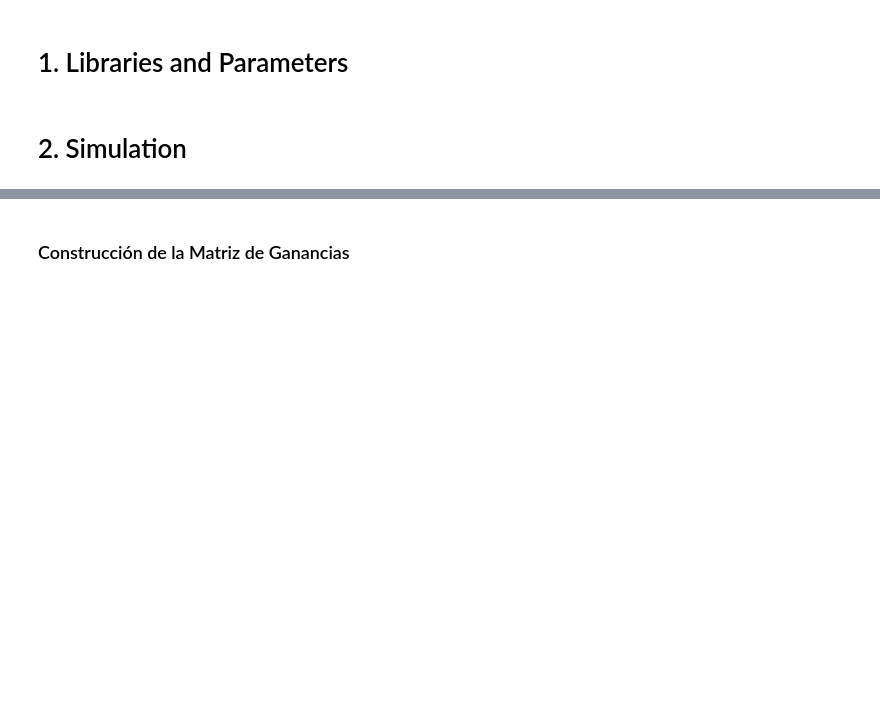
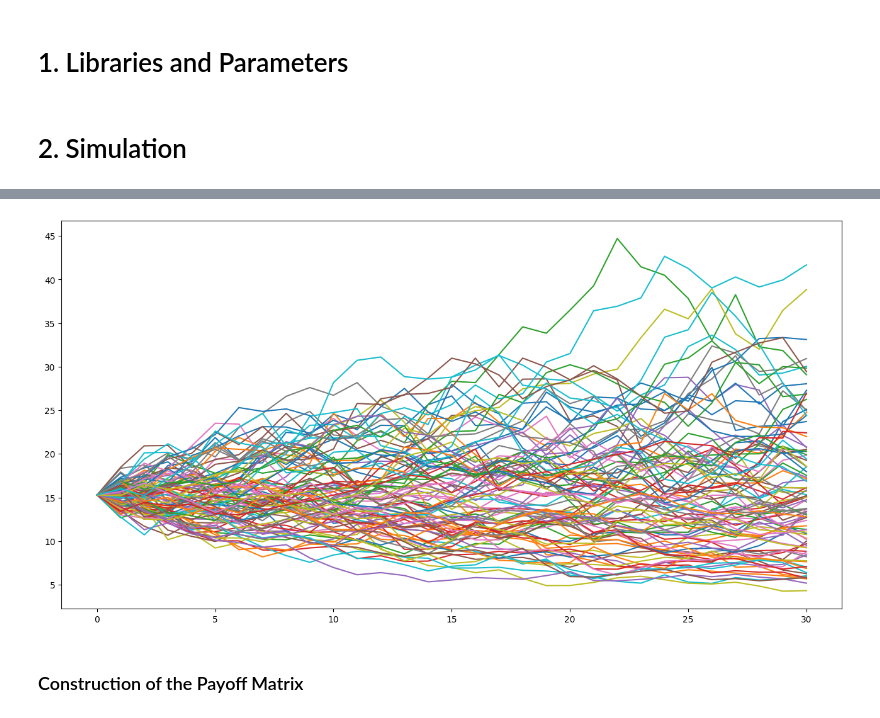
Before and after one commit to torreblanca99/course_financial_markets_maths, a Jupyter notebook: notebooks/01_Int_Derivates/03_[notes]_american_options.ipynb, the cells around one changed output, grey strips where cells are left out. Saved outputs shown, nothing was run; the diff lists cells and outputs as text; code cells hidden in the pictures; blank space fills up the shorter version.

```diff
--- a/notebooks/01_Int_Derivates/03_[notes]_american_options.ipynb
+++ b/notebooks/01_Int_Derivates/03_[notes]_american_options.ipynb
@@ -235,0 +249,8 @@ precio_ini, sigma
+# %%
+# Considering the same number of days as in 2020, we run the Monte Carlo simulation of a Brownian process
+rate = 0.06
+days = 30
+n = 150000
+
+Prices_df = simulate_prices(price_ini, rate, sigma, days, n)
+Prices_df.head()
@@ -236,7 +271,9 @@ precio_ini, sigma
 # %%
-muestra = np.random.choice(Precios_df.index, 10)
-Precios_df.transpose()[muestra].plot(figsize=(16, 8), legend=False)
+sample = np.random.choice(Prices_df.index, 100)
+Prices_df.transpose()[sample].plot(figsize=(16, 8), legend=False)
 plt.show()
+# %% [output]
+[figure, added]
 # %% [markdown]
-### Construcción de la Matriz de Ganancias
+### Construction of the Payoff Matrix
 # %%
```
Also changed, not shown: parts of 15 cells of this notebook.
